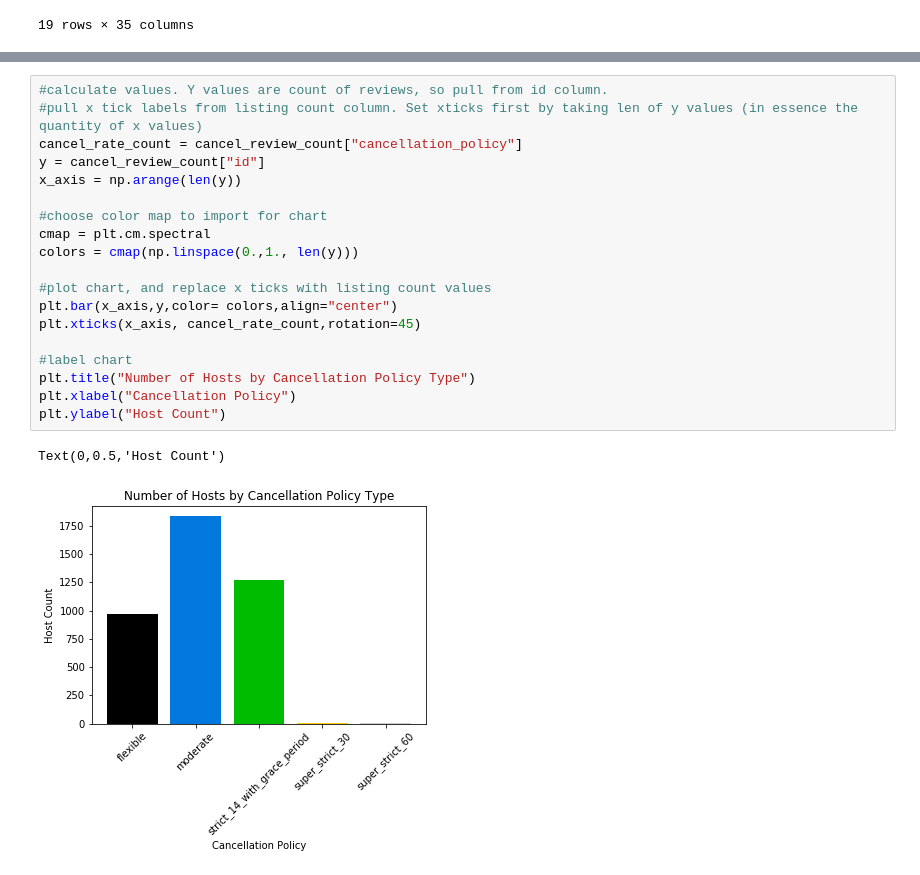
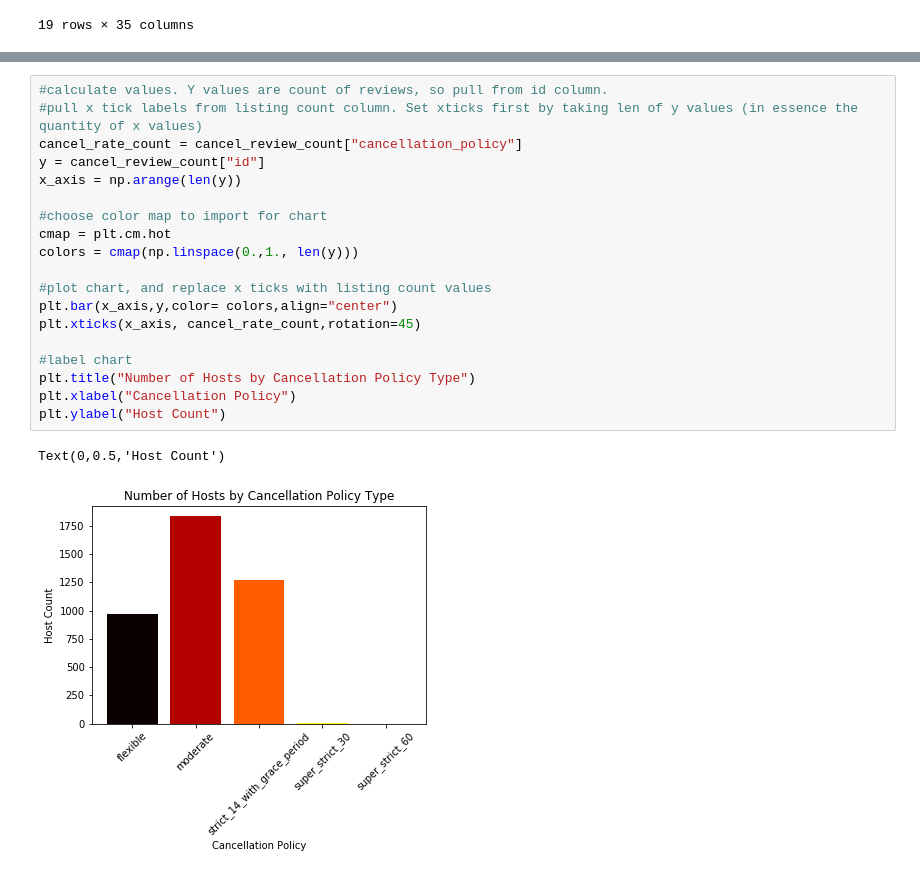
Before and after one commit to jschne1989/project1, a Jupyter notebook: project1_airbnb_jacob.ipynb, the cells around one changed output, grey strips where cells are left out. Saved outputs shown, nothing was run; the diff lists cells and outputs as text.

Commit message:
Charts for cancellation rate, super host, and business ready

```diff
--- a/project1_airbnb_jacob.ipynb
+++ b/project1_airbnb_jacob.ipynb
@@ -192,25 +192,25 @@ plt.ylim(94, 100)
 # %%
 #calculate values. Y values are count of reviews, so pull from id column.
 #pull x tick labels from listing count column. Set xticks first by taking len of y values (in essence the quantity of x values)
 cancel_rate_count = cancel_review_count["cancellation_policy"]
 y = cancel_review_count["id"]
 x_axis = np.arange(len(y))
 
 #choose color map to import for chart
-cmap = plt.cm.spectral
+cmap = plt.cm.hot
 colors = cmap(np.linspace(0.,1., len(y)))
 
 #plot chart, and replace x ticks with listing count values
 plt.bar(x_axis,y,color= colors,align="center")
 plt.xticks(x_axis, cancel_rate_count,rotation=45)
 
 #label chart
 plt.title("Number of Hosts by Cancellation Policy Type")
 plt.xlabel("Cancellation Policy")
 plt.ylabel("Host Count")
 # %% [output]
 Text(0,0.5,'Host Count')
-[figure, old version]
+[figure, new version]
 # %%
 #calculate values. Y values are count of reviews, so pull from id column.
 #pull x tick labels from listing count column. Set xticks first by taking len of y values (in essence the quantity of x values)
```
Also changed, not shown: parts of 5 cells of this notebook.
